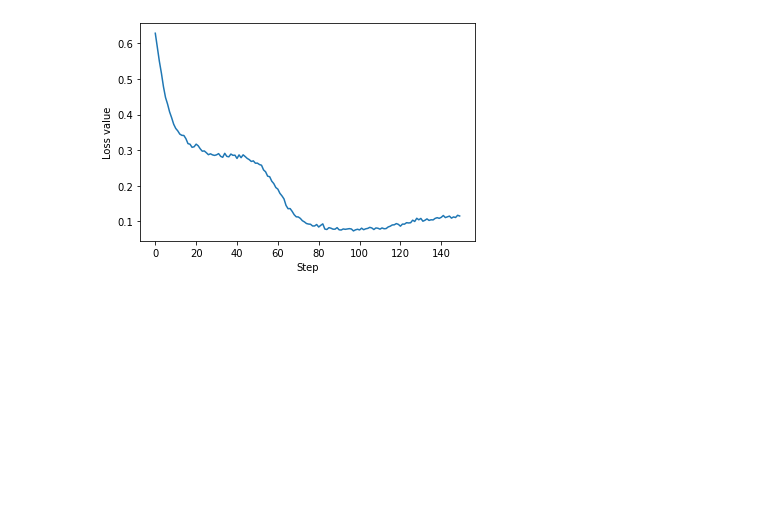
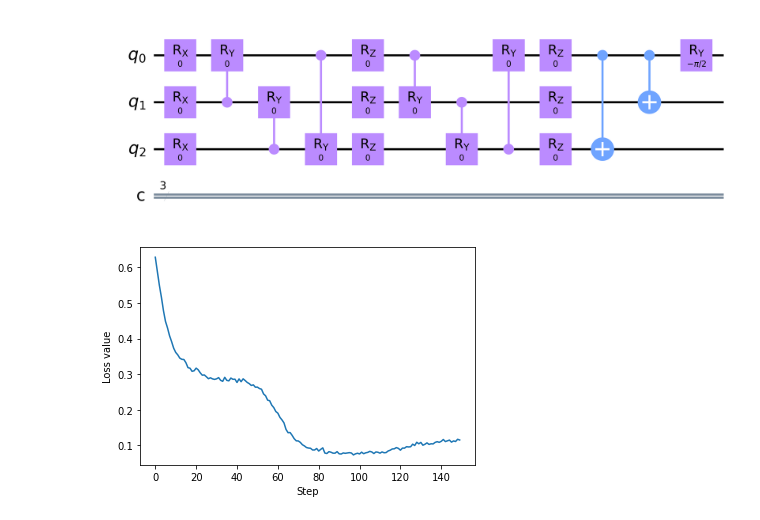
Before and after one commit to vutuanhai237/UC-VQA, a Jupyter notebook: codes/create_circuit/qtm_GHZchecker.ipynb, the cells around one changed output. Drawn from its saved outputs; the diff is of its cells as text; code cells hidden in the pictures; blank space fills up the shorter version.

Commit message:
Add images

```diff
--- a/codes/create_circuit/qtm_GHZchecker.ipynb
+++ b/codes/create_circuit/qtm_GHZchecker.ipynb
@@ -15,4 +17,16 @@ import matplotlib.pyplot as plt
 import qtm.base, qtm.constant, qtm.nqubit, qtm.onequbit
+# %%
+
+num_qubits = 3
+# For arbitrary initial state
+num_layers = 1
+thetas = np.random.uniform(low = 0, high = 2*np.pi, size = num_qubits*num_layers*5)
+thetas = np.zeros(num_qubits*num_layers*5)
+qc = qiskit.QuantumCircuit(num_qubits, num_qubits)
+qc = qtm.nqubit.create_GHZchecker_koczor(qc, thetas, 1, np.pi/2)
+qc.draw('mpl', scale = 10)
+# %% [output]
+[figure, added]
 # %%
 # Init parameters
 num_qubits = 3
```
Also changed, not shown: parts of 1 cell of this notebook, 13 other files.
